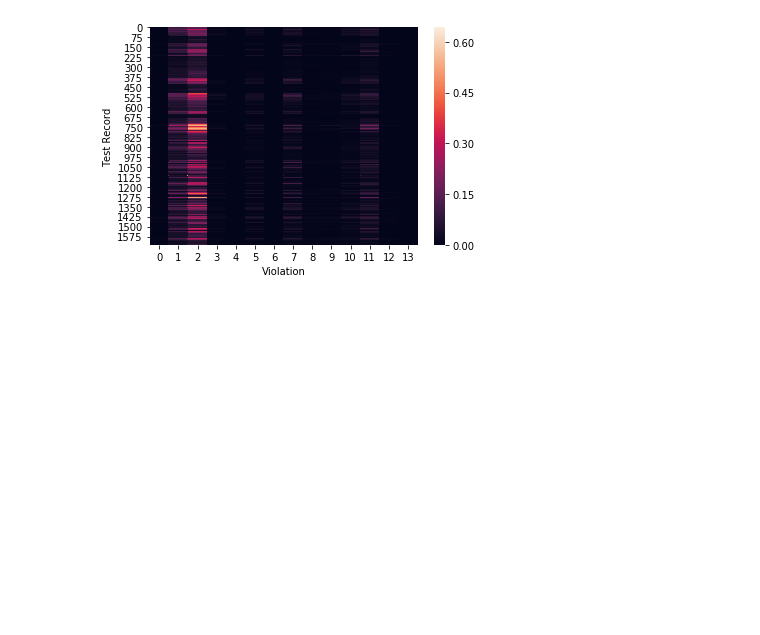
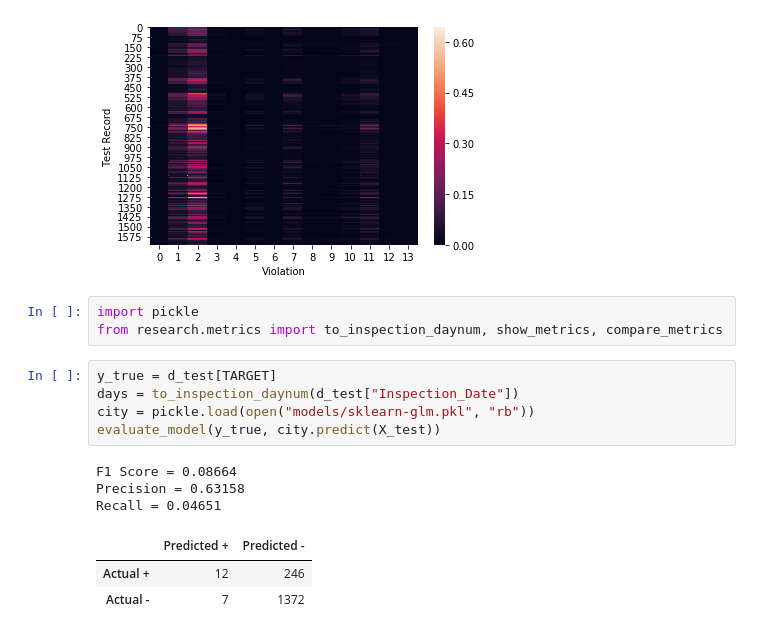
Before and after one commit to vingkan/foodinspectionforecasting, a Jupyter notebook: IIT/31_violations_network.ipynb, the cells around one changed output. Drawn from its saved outputs; the diff is of its cells as text; blank space fills up the shorter version.

```diff
--- a/IIT/31_violations_network.ipynb
+++ b/IIT/31_violations_network.ipynb
@@ -170,3 +170,18 @@ plt.ylabel("Test Record")
 plt.show()
 # %% [output]
 [figure]
+# %%
+import pickle
+from research.metrics import to_inspection_daynum, show_metrics, compare_metrics
+# %%
+y_true = d_test[TARGET]
+days = to_inspection_daynum(d_test["Inspection_Date"])
+city = pickle.load(open("models/sklearn-glm.pkl", "rb"))
+evaluate_model(y_true, city.predict(X_test))
+# %% [output]
+F1 Score = 0.08664
+Precision = 0.63158
+Recall = 0.04651
+|  | Predicted + | Predicted - |
+| Actual + | 12 | 246 |
+| Actual - | 7 | 1372 |
```
Also changed, not shown: parts of 1 cell of this notebook.
